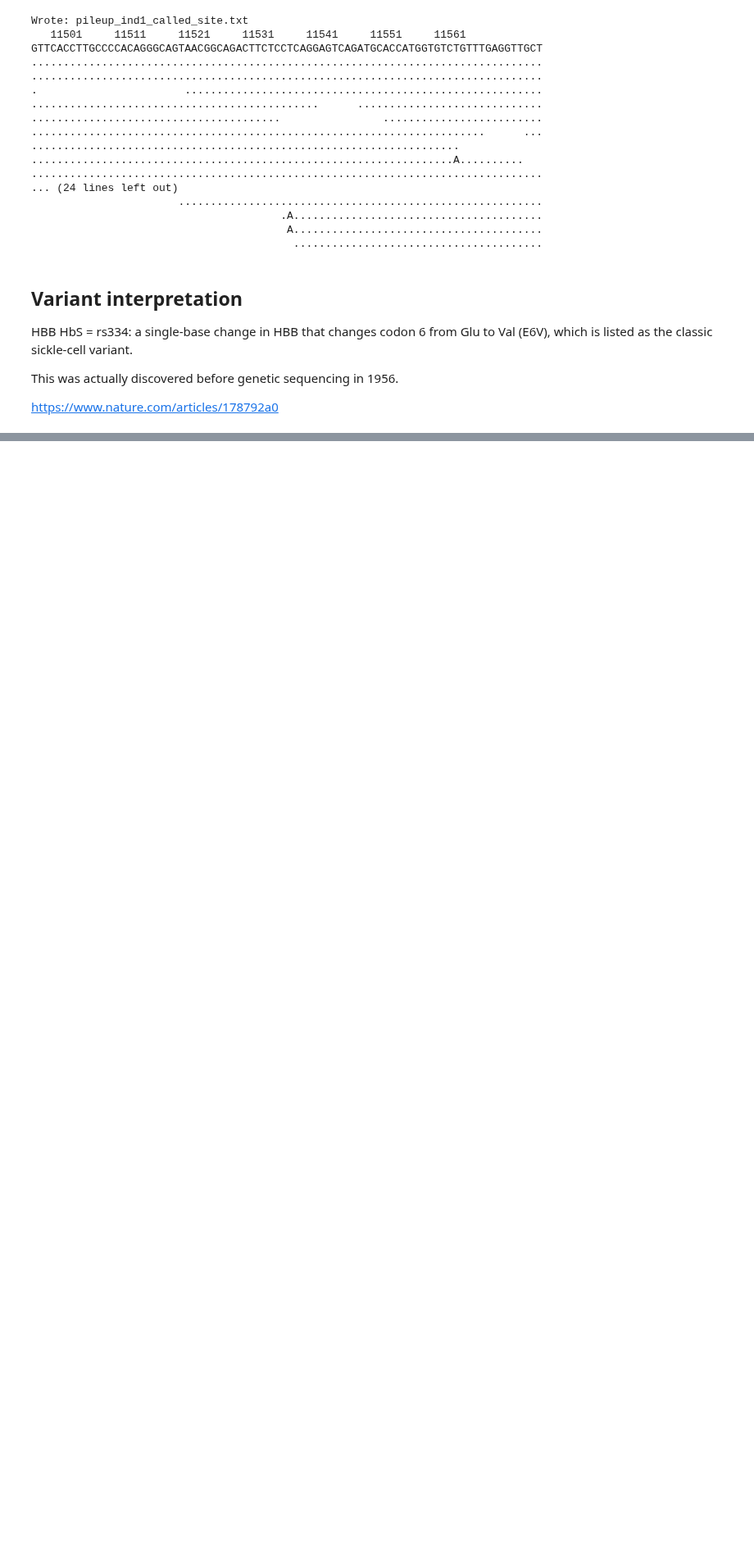
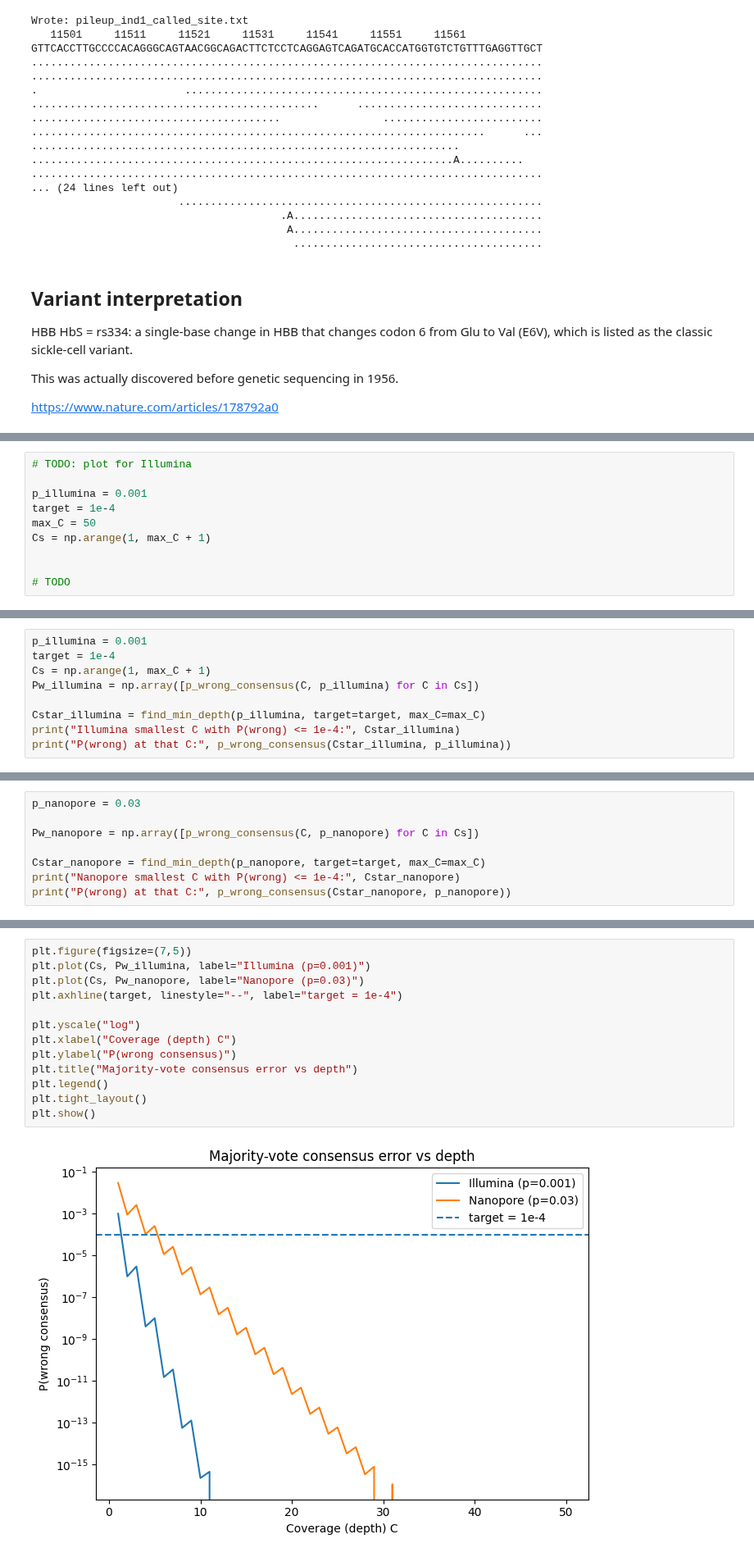
Before and after one commit to erik-owen/2026_QMW_Genomics, a Jupyter notebook: notebooks/teacher.ipynb, the cells around one changed output, grey strips where cells are left out. Shown at 82% size. Cells and saved outputs as stored; diff of their text form; blank space fills up the shorter version.

```diff
--- a/notebooks/teacher.ipynb
+++ b/notebooks/teacher.ipynb
@@ -1498,0 +1499,10 @@ Therefore:
+# %%
+# TODO: plot for Illumina
+
+p_illumina = 0.001
+target = 1e-4
+max_C = 50
+Cs = np.arange(1, max_C + 1)
+
+
+# TODO
@@ -1498,0 +1517,9 @@ Therefore:
+# %%
+p_illumina = 0.001
+target = 1e-4
+Cs = np.arange(1, max_C + 1)
+Pw_illumina = np.array([p_wrong_consensus(C, p_illumina) for C in Cs])
+
+Cstar_illumina = find_min_depth(p_illumina, target=target, max_C=max_C)
+print("Illumina smallest C with P(wrong) <= 1e-4:", Cstar_illumina)
+print("P(wrong) at that C:", p_wrong_consensus(Cstar_illumina, p_illumina))
@@ -1498,0 +1529,8 @@ Therefore:
+# %%
+p_nanopore = 0.03
+
+Pw_nanopore = np.array([p_wrong_consensus(C, p_nanopore) for C in Cs])
+
+Cstar_nanopore = find_min_depth(p_nanopore, target=target, max_C=max_C)
+print("Nanopore smallest C with P(wrong) <= 1e-4:", Cstar_nanopore)
+print("P(wrong) at that C:", p_wrong_consensus(Cstar_nanopore, p_nanopore))
@@ -1498,0 +1540,15 @@ Therefore:
+# %%
+plt.figure(figsize=(7,5))
+plt.plot(Cs, Pw_illumina, label="Illumina (p=0.001)")
+plt.plot(Cs, Pw_nanopore, label="Nanopore (p=0.03)")
+plt.axhline(target, linestyle="--", label="target = 1e-4")
+
+plt.yscale("log")
+plt.xlabel("Coverage (depth) C")
+plt.ylabel("P(wrong consensus)")
+plt.title("Majority-vote consensus error vs depth")
+plt.legend()
+plt.tight_layout()
+plt.show()
+# %% [output]
+[figure, added]
```
Also changed, not shown: parts of 16 cells of this notebook.
